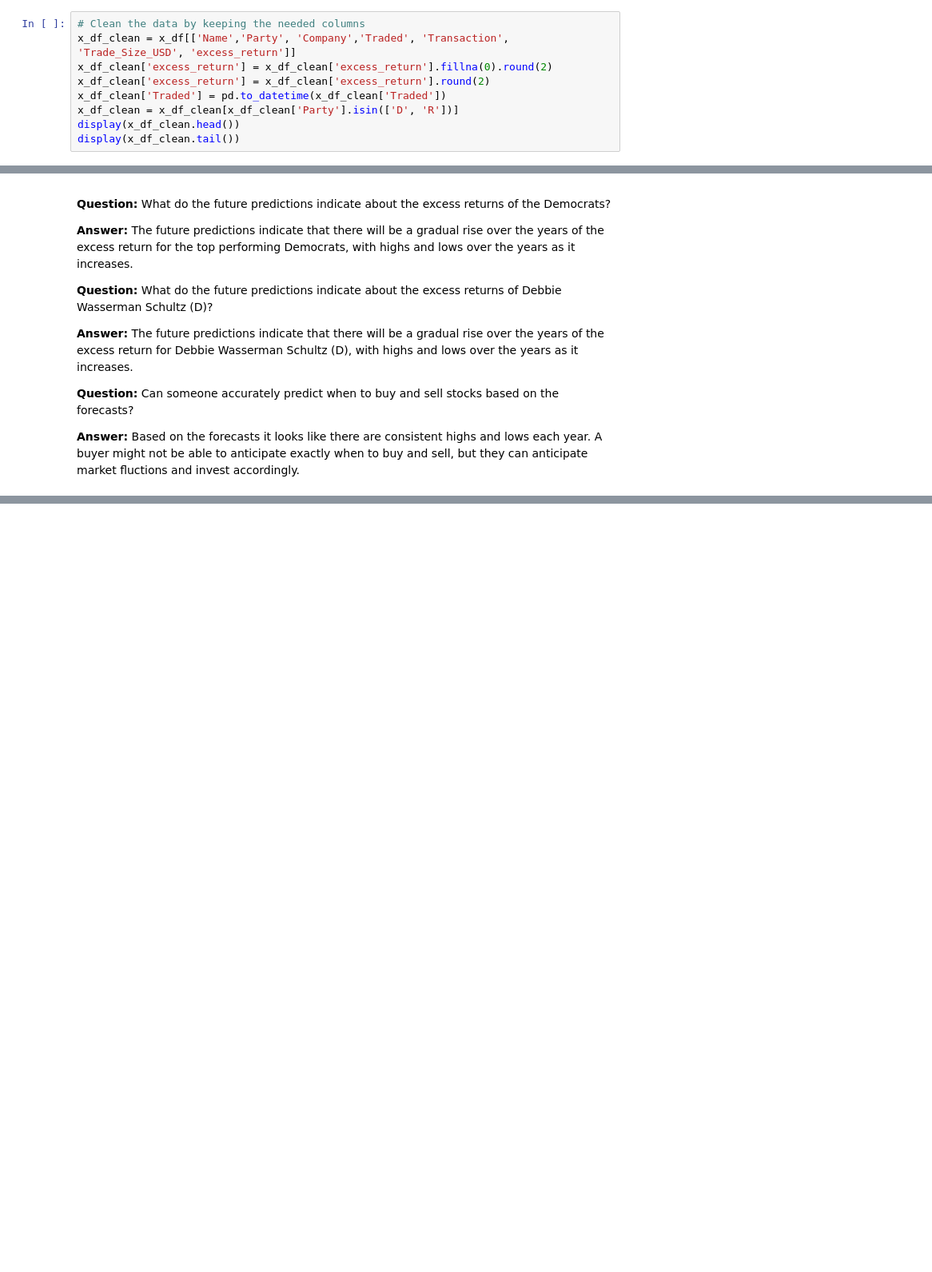
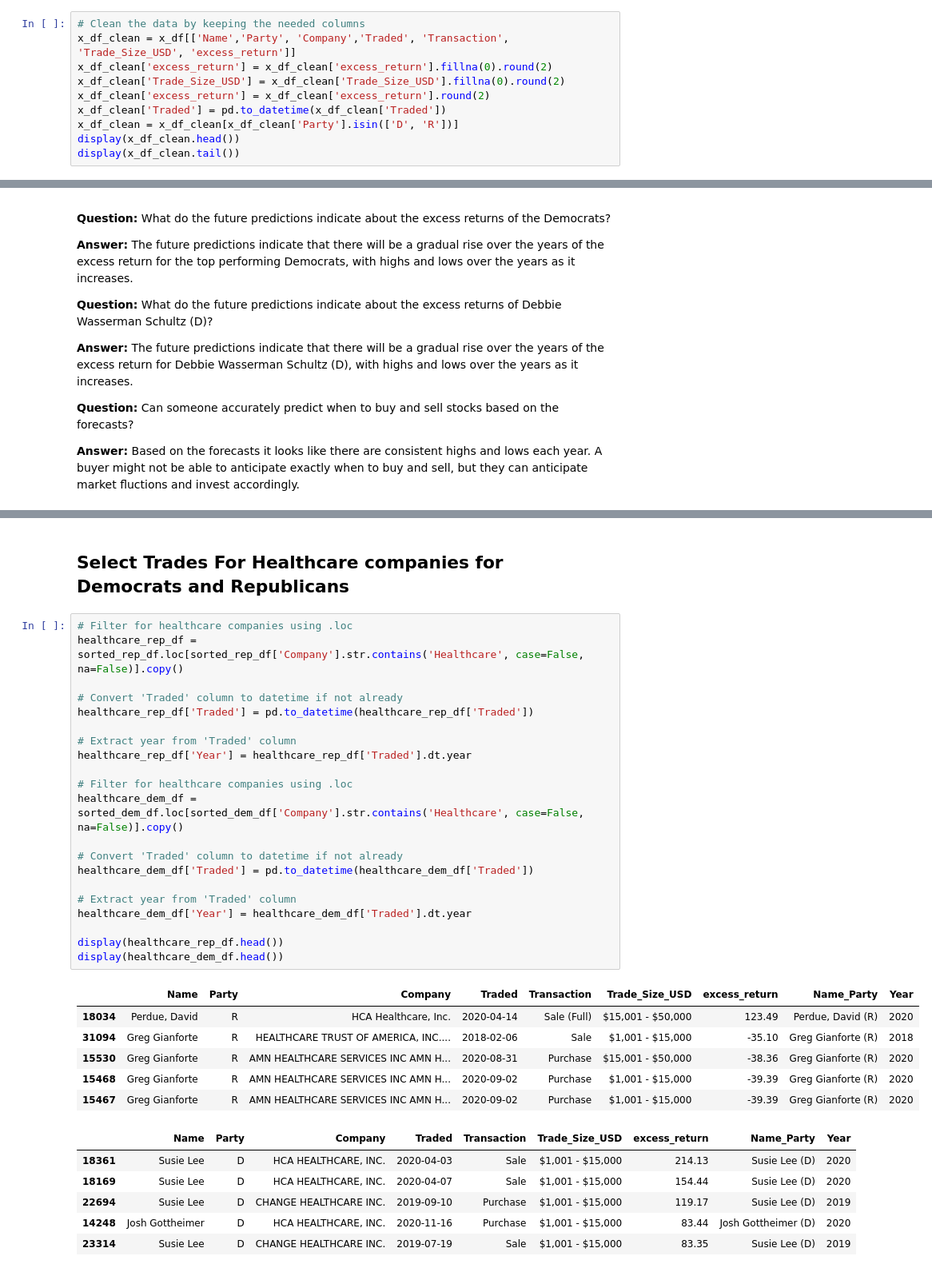
Before and after one commit to tsjohns9/ai-project-1, a Jupyter notebook: main.ipynb, the cells around one changed output, grey strips where cells are left out. Shown at 80% size. Saved outputs shown, nothing was run; the diff lists cells and outputs as text; blank space fills up the shorter version.

```diff
--- a/main.ipynb
+++ b/main.ipynb
@@ -43,6 +43,7 @@ display(x_df.head())
 # Clean the data by keeping the needed columns
 x_df_clean = x_df[['Name','Party', 'Company','Traded', 'Transaction', 'Trade_Size_USD', 'excess_return']]
 x_df_clean['excess_return'] = x_df_clean['excess_return'].fillna(0).round(2)
+x_df_clean['Trade_Size_USD'] = x_df_clean['Trade_Size_USD'].fillna(0).round(2)
 x_df_clean['excess_return'] = x_df_clean['excess_return'].round(2)
 x_df_clean['Traded'] = pd.to_datetime(x_df_clean['Traded'])
 x_df_clean = x_df_clean[x_df_clean['Party'].isin(['D', 'R'])]
@@ -794,0 +845,36 @@ plt.show()
+# %% [markdown]
+## Select Trades For Healthcare companies for Democrats and Republicans
+# %%
+# Filter for healthcare companies using .loc
+healthcare_rep_df = sorted_rep_df.loc[sorted_rep_df['Company'].str.contains('Healthcare', case=False, na=False)].copy()
+
+# Convert 'Traded' column to datetime if not already
+healthcare_rep_df['Traded'] = pd.to_datetime(healthcare_rep_df['Traded'])
+
+# Extract year from 'Traded' column
+healthcare_rep_df['Year'] = healthcare_rep_df['Traded'].dt.year
+
+# Filter for healthcare companies using .loc
+healthcare_dem_df = sorted_dem_df.loc[sorted_dem_df['Company'].str.contains('Healthcare', case=False, na=False)].copy()
+
+# Convert 'Traded' column to datetime if not already
+healthcare_dem_df['Traded'] = pd.to_datetime(healthcare_dem_df['Traded'])
+
+# Extract year from 'Traded' column
+healthcare_dem_df['Year'] = healthcare_dem_df['Traded'].dt.year
+
+display(healthcare_rep_df.head())
+display(healthcare_dem_df.head())
+# %% [output]
+|  | Name | Party | Company | Traded | Transaction | Trade_Size_USD | excess_return | Name_Party | Year |
+| 18034 | Perdue, David | R | HCA Healthcare, Inc. | 2020-04-14 | Sale (Full) | $15,001 - $50,000 | 123.49 | Perdue, David (R) | 2020 |
+| 31094 | Greg Gianforte | R | HEALTHCARE TRUST OF AMERICA, INC.... | 2018-02-06 | Sale | $1,001 - $15,000 | -35.10 | Greg Gianforte (R) | 2018 |
+| 15530 | Greg Gianforte | R | AMN HEALTHCARE SERVICES INC AMN H... | 2020-08-31 | Purchase | $15,001 - $50,000 | -38.36 | Greg Gianforte (R) | 2020 |
+| 15468 | Greg Gianforte | R | AMN HEALTHCARE SERVICES INC AMN H... | 2020-09-02 | Purchase | $1,001 - $15,000 | -39.39 | Greg Gianforte (R) | 2020 |
+| 15467 | Greg Gianforte | R | AMN HEALTHCARE SERVICES INC AMN H... | 2020-09-02 | Purchase | $1,001 - $15,000 | -39.39 | Greg Gianforte (R) | 2020 |
+|  | Name | Party | Company | Traded | Transaction | Trade_Size_USD | excess_return | Name_Party | Year |
+| 18361 | Susie Lee | D | HCA HEALTHCARE, INC. | 2020-04-03 | Sale | $1,001 - $15,000 | 214.13 | Susie Lee (D) | 2020 |
+| 18169 | Susie Lee | D | HCA HEALTHCARE, INC. | 2020-04-07 | Sale | $1,001 - $15,000 | 154.44 | Susie Lee (D) | 2020 |
+| 22694 | Susie Lee | D | CHANGE HEALTHCARE INC. | 2019-09-10 | Purchase | $1,001 - $15,000 | 119.17 | Susie Lee (D) | 2019 |
+| 14248 | Josh Gottheimer | D | HCA HEALTHCARE, INC. | 2020-11-16 | Purchase | $1,001 - $15,000 | 83.44 | Josh Gottheimer (D) | 2020 |
+| 23314 | Susie Lee | D | CHANGE HEALTHCARE INC. | 2019-07-19 | Sale | $1,001 - $15,000 | 83.35 | Susie Lee (D) | 2019 |
```
Also changed, not shown: parts of 13 cells of this notebook.
